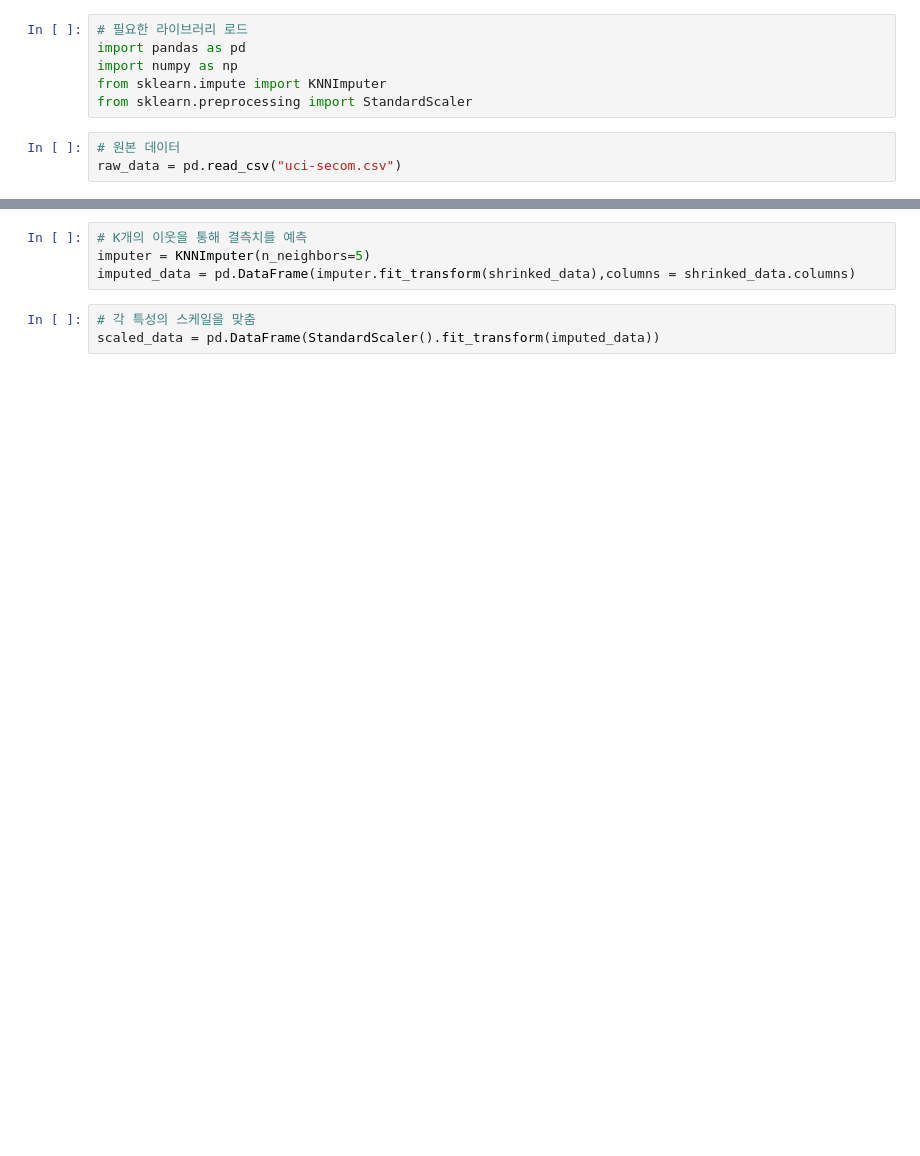
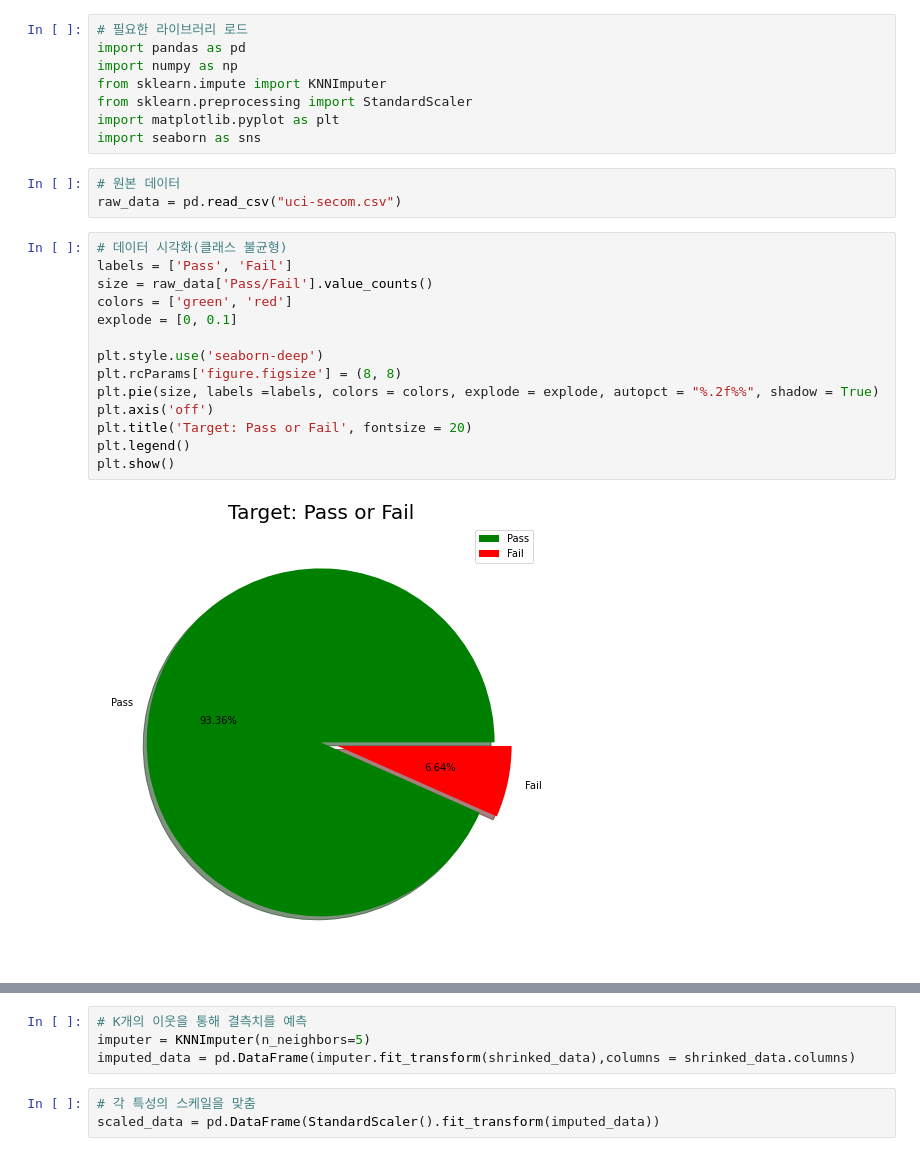
Before and after one commit to jil8885/secom-analytics, a Jupyter notebook: Secom Analytics.ipynb, the cells around one changed output, grey strips where cells are left out. Drawn from its saved outputs; the diff is of its cells as text; blank space fills up the shorter version.

```diff
--- a/Secom Analytics.ipynb
+++ b/Secom Analytics.ipynb
@@ -4,6 +4,24 @@ import pandas as pd
 import numpy as np
 from sklearn.impute import KNNImputer
 from sklearn.preprocessing import StandardScaler
+import matplotlib.pyplot as plt
+import seaborn as sns
 # %%
 # 원본 데이터
 raw_data = pd.read_csv("uci-secom.csv")
+# %%
+# 데이터 시각화(클래스 불균형)
+labels = ['Pass', 'Fail']
+size = raw_data['Pass/Fail'].value_counts()
+colors = ['green', 'red']
+explode = [0, 0.1]
+
+plt.style.use('seaborn-deep')
+plt.rcParams['figure.figsize'] = (8, 8)
+plt.pie(size, labels =labels, colors = colors, explode = explode, autopct = "%.2f%%", shadow = True)
+plt.axis('off')
+plt.title('Target: Pass or Fail', fontsize = 20)
+plt.legend()
+plt.show()
+# %% [output]
+[figure, added]
```
Also changed, not shown: parts of 5 cells of this notebook, 1 other file.
